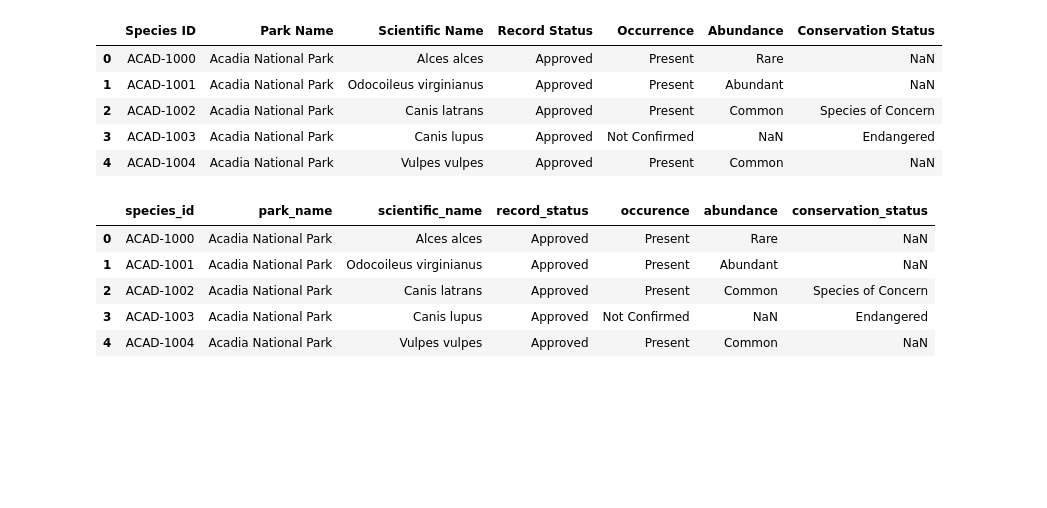
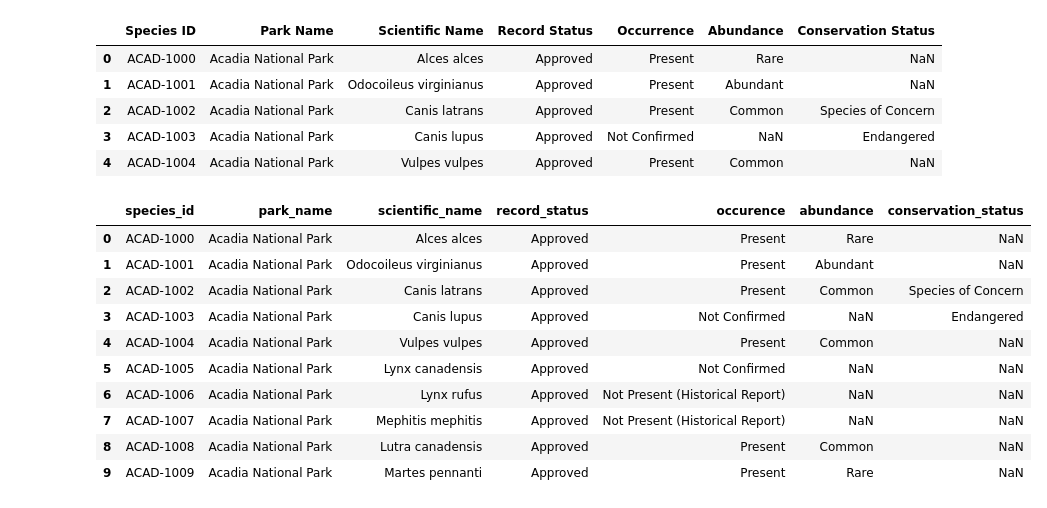
Before and after one commit to B-Stanley-0316/Nat_Parks_Project, a Jupyter notebook: clean_data.ipynb, the cells around one changed output. Drawn from its saved outputs; the diff is of its cells as text; code cells hidden in the pictures; blank space fills up the shorter version.

```diff
--- a/clean_data.ipynb
+++ b/clean_data.ipynb
@@ -192,17 +220,22 @@ reduced_bio_df.head()
 # %%
 renamed_bio_df = reduced_bio_df.rename(columns={"Species ID": "species_id",
                                         "Park Name": "park_name",
                                         "Scientific Name": "scientific_name",
                                         "Record Status": "record_status",
                                         "Occurrence": "occurence",
                                         "Abundance": "abundance",
                                         "Conservation Status": "conservation_status",
                                        })
-renamed_bio_df.head()
+renamed_bio_df.head(10)
 # %% [output]
 |  | species_id | park_name | scientific_name | record_status | occurence | abundance | conservation_status |
 | 0 | ACAD-1000 | Acadia National Park | Alces alces | Approved | Present | Rare | NaN |
 | 1 | ACAD-1001 | Acadia National Park | Odocoileus virginianus | Approved | Present | Abundant | NaN |
 | 2 | ACAD-1002 | Acadia National Park | Canis latrans | Approved | Present | Common | Species of Concern |
 | 3 | ACAD-1003 | Acadia National Park | Canis lupus | Approved | Not Confirmed | NaN | Endangered |
 | 4 | ACAD-1004 | Acadia National Park | Vulpes vulpes | Approved | Present | Common | NaN |
+| 5 | ACAD-1005 | Acadia National Park | Lynx canadensis | Approved | Not Confirmed | NaN | NaN |
+| 6 | ACAD-1006 | Acadia National Park | Lynx rufus | Approved | Not Present (Historical Report) | NaN | NaN |
+| 7 | ACAD-1007 | Acadia National Park | Mephitis mephitis | Approved | Not Present (Historical Report) | NaN | NaN |
+| 8 | ACAD-1008 | Acadia National Park | Lutra canadensis | Approved | Present | Common | NaN |
+| 9 | ACAD-1009 | Acadia National Park | Martes pennanti | Approved | Present | Rare | NaN |
```
Also changed, not shown: parts of 7 cells of this notebook.
